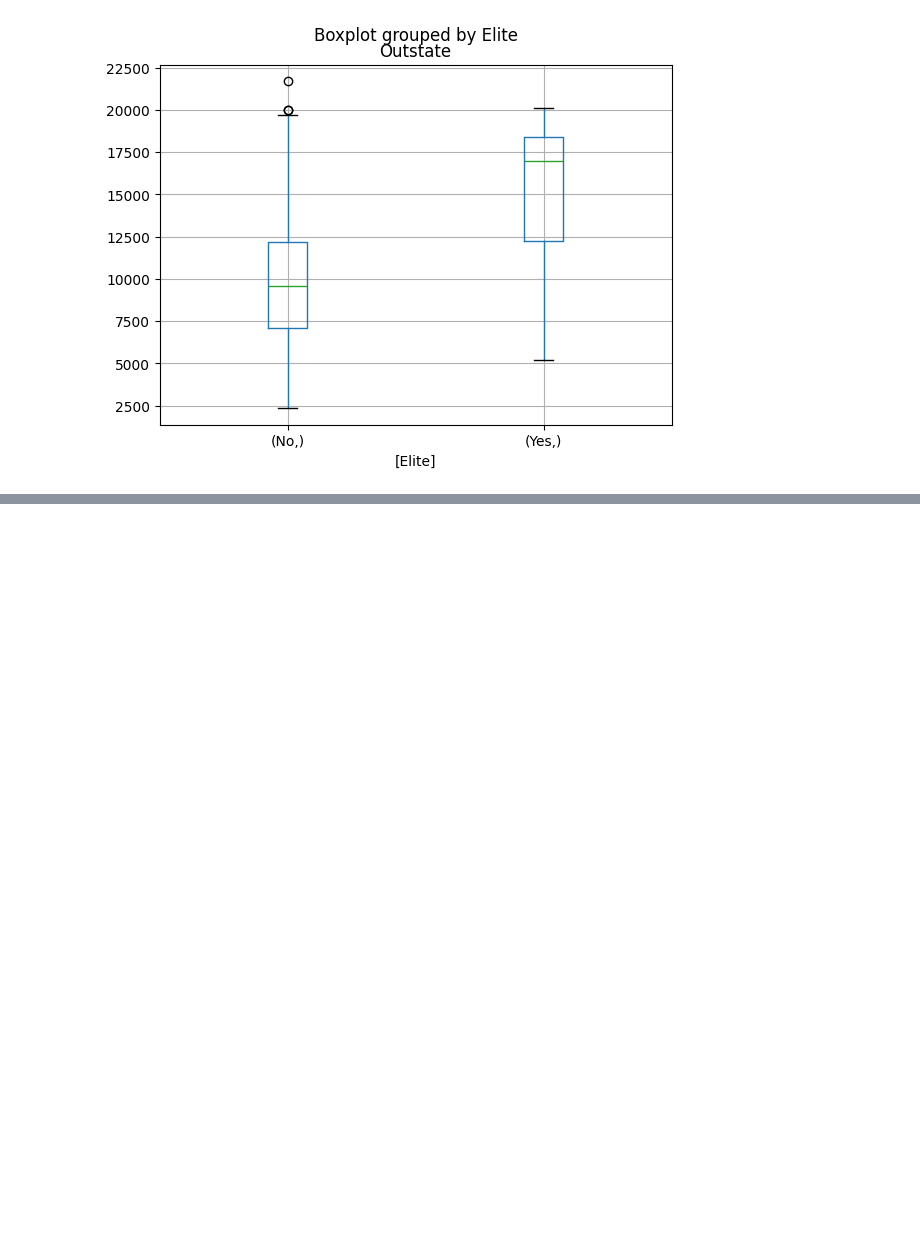
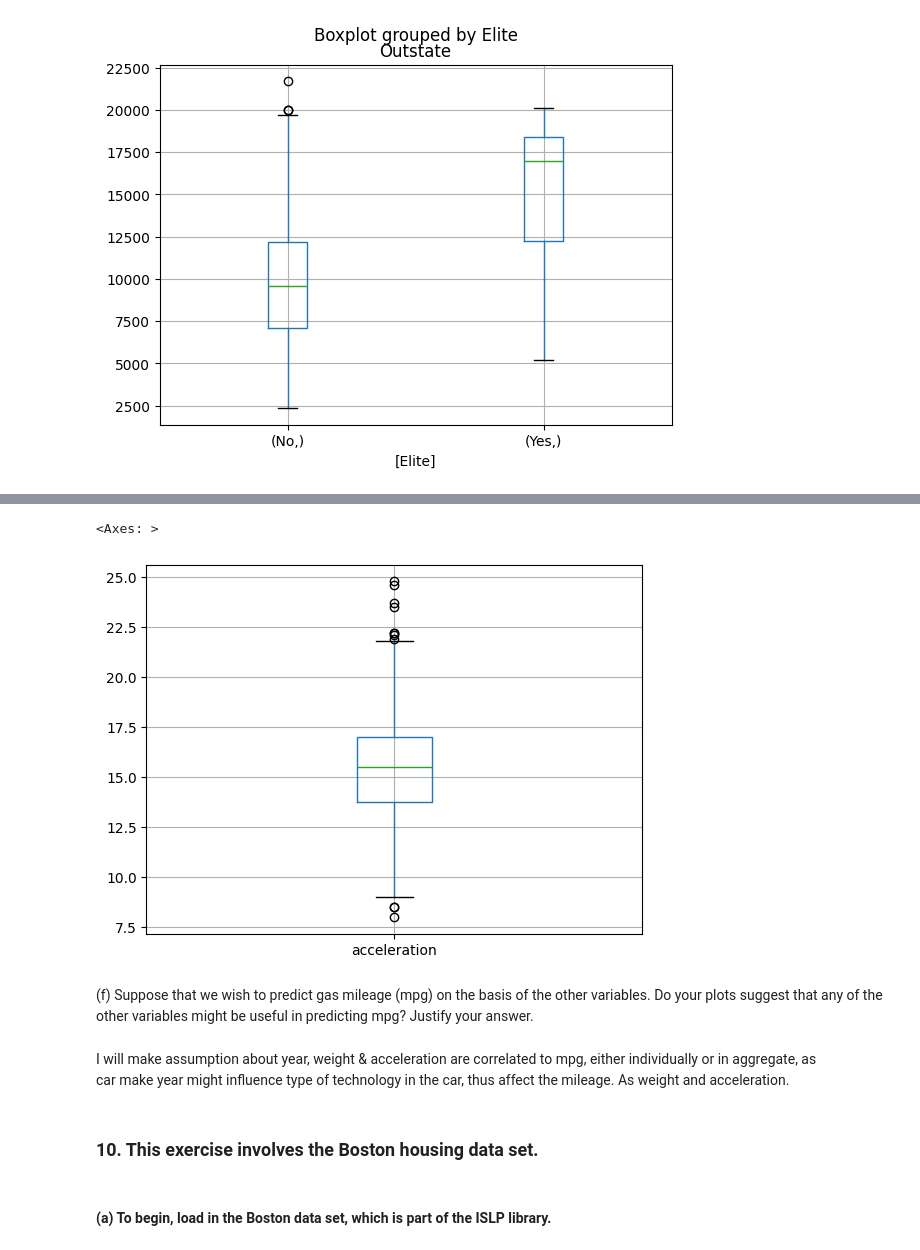
Before and after one commit to caoa0816/ISLP_labs, a Jupyter notebook: Ch02-exercises.ipynb, the cells around one changed output, grey strips where cells are left out. Cells and saved outputs as stored; diff of their text form; code cells hidden in the pictures; blank space fills up the shorter version.

```diff
--- a/Ch02-exercises.ipynb
+++ b/Ch02-exercises.ipynb
@@ -270,0 +430,17 @@ college.boxplot(column=['Outstate'], by=['Elite'])
+# %%
+auto.boxplot(column=['acceleration'])
+# %% [output]
+<Axes: >
+[figure, added]
+# %% [markdown]
+(f) Suppose that we wish to predict gas mileage (mpg) on the basis
+of the other variables. Do your plots suggest that any of the
+other variables might be useful in predicting mpg? Justify your
+answer.
+# %% [markdown]
+I will make assumption about year, weight & acceleration are correlated to mpg, either individually or in aggregate, as <br>
+car make year might influence type of technology in the car, thus affect the mileage. As weight and acceleration.
+# %% [markdown]
+### 10. This exercise involves the Boston housing data set.
+# %% [markdown]
+#### (a) To begin, load in the Boston data set, which is part of the ISLP library.
```
Also changed, not shown: parts of 54 cells of this notebook.
